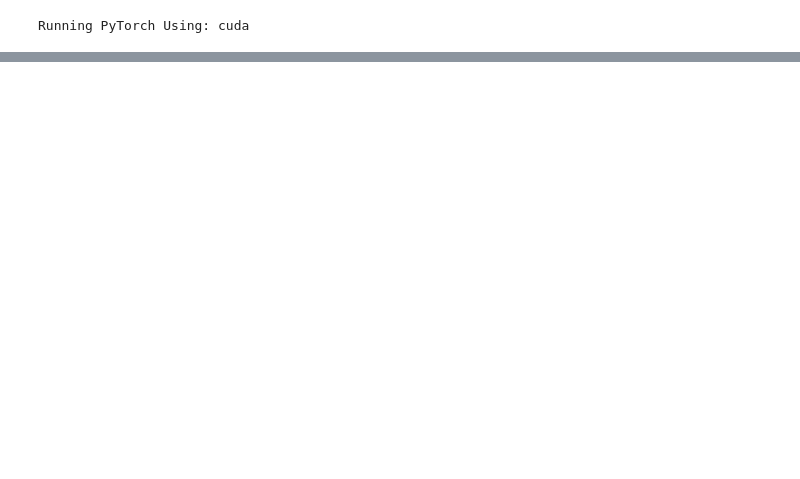
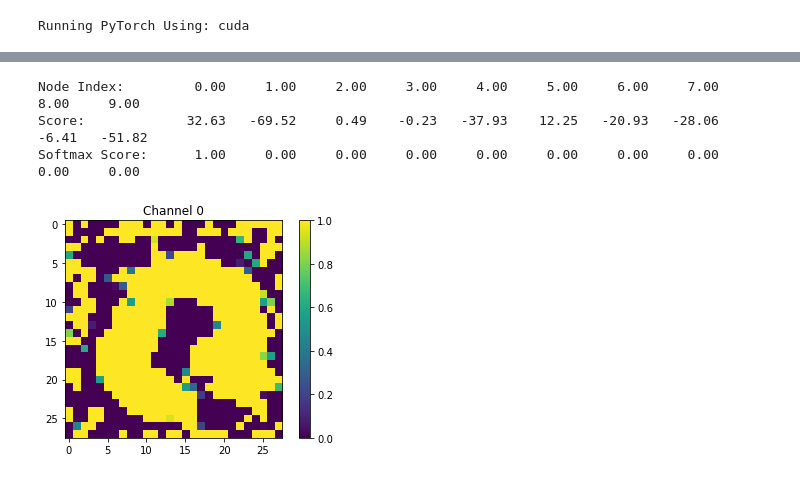
Before and after one commit to UMT-CSCI-591-Deep-Learning-2022/Week_9_Dropout, a Jupyter notebook: Week_9_Dropout_Answer_Key.ipynb, the cells around one changed output, grey strips where cells are left out. Saved outputs shown, nothing was run; the diff lists cells and outputs as text; code cells hidden in the pictures; blank space fills up the shorter version.

```diff
--- a/Week_9_Dropout_Answer_Key.ipynb
+++ b/Week_9_Dropout_Answer_Key.ipynb
@@ -40,0 +171,7 @@ class SmallCNN(nn.Module):
+# %%
+n_epochs = 10
+lr = 1e-4
+
+# Set up everything...
+optimizer = optim.Adam(vnn.parameters(), lr=lr)
+loss_func = nn.CrossEntropyLoss()
@@ -40,0 +388,2 @@ class SmallCNN(nn.Module):
+# %%
+img = generate_optimal_image(vnn, 4, 0, h, w, d, device, optimize_range=True)
@@ -40,0 +408,25 @@ class SmallCNN(nn.Module):
+# %%
+def to_string(arr):
+    return " ".join(f"{f: 8.02f}" for f in arr)
+
+print("Node Index:    ", to_string(range(len(dnn.forward(img, 4)[0]))))
+print("Score:         ", to_string(dnn.forward(img, 4)[0]))
+print("Softmax Score: ", to_string(torch.softmax(dnn.forward(img, 4)[0], -1)))
+# %% [output]
+Node Index:         0.00     1.00     2.00     3.00     4.00     5.00     6.00     7.00     8.00     9.00
+Score:             32.63   -69.52     0.49    -0.23   -37.93    12.25   -20.93   -28.06    -6.41   -51.82
+Softmax Score:      1.00     0.00     0.00     0.00     0.00     0.00     0.00     0.00     0.00     0.00
+# %%
+img2 = img.cpu().detach().numpy()
+img2 = np.reshape(img2, (d, h, w))
+
+fig, axs = plt.subplots(1, d, squeeze=False)
+
+for i, ax in enumerate(axs[0]):
+    ax.set_title(f"Channel {i}")
+    m = ax.imshow(img2[i])
+
+fig.colorbar(m)
+fig.show()
+# %% [output]
+[figure, added]
```
Also changed, not shown: parts of 20 cells of this notebook, 1 other file.
